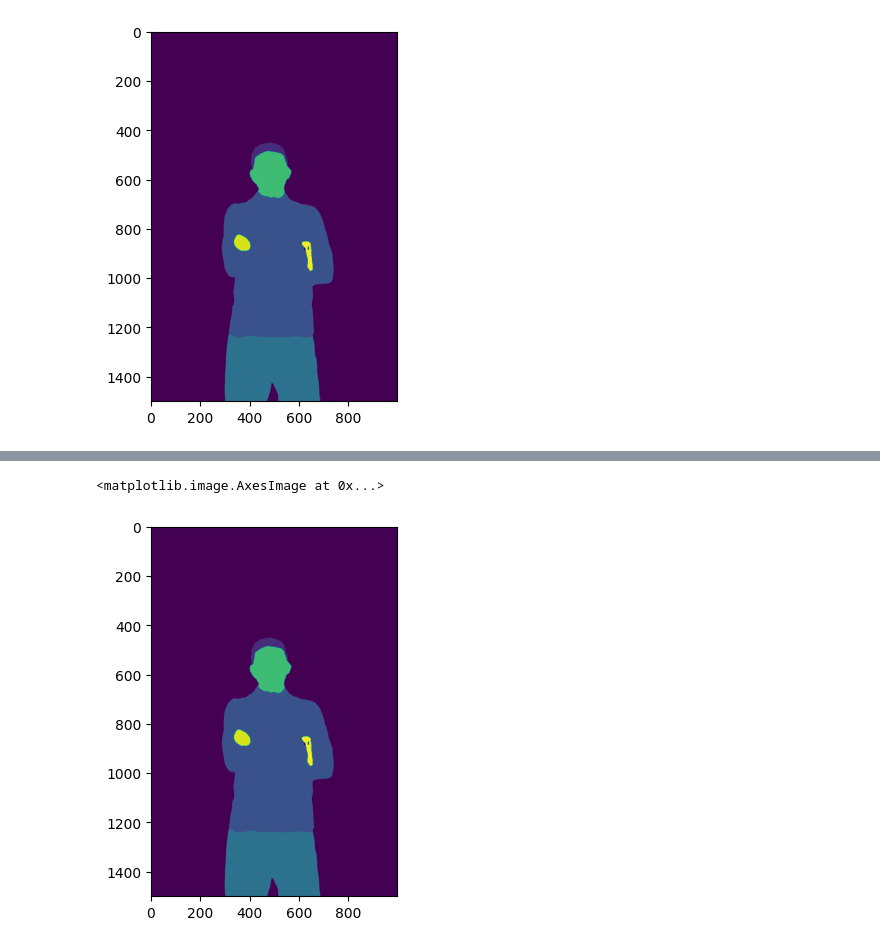
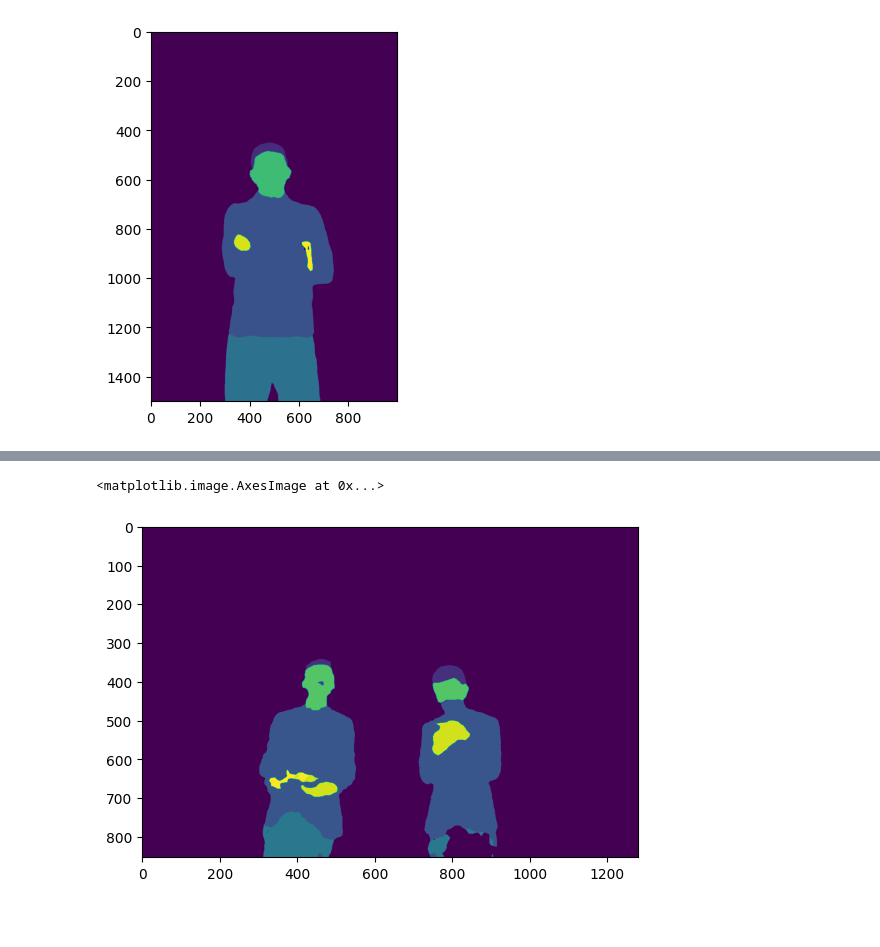
Before and after one commit to zhems/OutfitOracle, a Jupyter notebook: explore.ipynb, the cells around one changed output, grey strips where cells are left out. Saved outputs shown, nothing was run; the diff lists cells and outputs as text; code cells hidden in the pictures; blank space fills up the shorter version.

```diff
--- a/explore.ipynb
+++ b/explore.ipynb
@@ -1,12 +1,15 @@
 # %%
 from transformers import SegformerImageProcessor, AutoModelForSemanticSegmentation
 from PIL import Image
-import requestsßß
+import requests
 import matplotlib.pyplot as plt
 import torch.nn as nn
 
-processor = SegformerImageProcessor.from_pretrained("/Users/hellozhems/Documents/Models/mattmdjaga/segformer_b2_clothes")
-model = AutoModelForSemanticSegmentation.from_pretrained("/Users/hellozhems/Documents/Models/mattmdjaga/segformer_b2_clothes")
+# processor = SegformerImageProcessor.from_pretrained("/Users/hellozhems/Documents/Models/mattmdjaga/segformer_b2_clothes")
+# model = AutoModelForSemanticSegmentation.from_pretrained("/Users/hellozhems/Documents/Models/mattmdjaga/segformer_b2_clothes")
+
+processor = SegformerImageProcessor.from_pretrained("/home/zhemin/Documents/models/mattmdjaga/segformer_b2_clothes")
+model = AutoModelForSemanticSegmentation.from_pretrained("/home/zhemin/Documents/models/mattmdjaga/segformer_b2_clothes")
 
 url = "https://plus.unsplash.com/premium_photo-1673210886161-bfcc40f54d1f?ixlib=rb-4.0.3&ixid=MnwxMjA3fDB8MHxzZWFyY2h8MXx8cGVyc29uJTIwc3RhbmRpbmd8ZW58MHx8MHx8&w=1000&q=80"
 
@@ -51,30 +34,19 @@ tensor([[[[ 7.4537,  7.4537,  7.4537,  ...,  8.5308,  8.5308,  8.5308],
 # %%
-from transformers import SegformerImageProcessor, AutoModelForSemanticSegmentation
-from PIL import Image
-import requests
-import matplotlib.pyplot as plt
-import torch.nn as nn
-
-processor = SegformerImageProcessor.from_pretrained("/Users/hellozhems/Documents/Models/mattmdjaga/segformer_b2_clothes")
-model = AutoModelForSemanticSegmentation.from_pretrained("/Users/hellozhems/Documents/Models/mattmdjaga/segformer_b2_clothes")
-
-url = "https://plus.unsplash.com/premium_photo-1673210886161-bfcc40f54d1f?ixlib=rb-4.0.3&ixid=MnwxMjA3fDB8MHxzZWFyY2h8MXx8cGVyc29uJTIwc3RhbmRpbmd8ZW58MHx8MHx8&w=1000&q=80"
-
-image = Image.open(requests.get(url, stream=True).raw)
+image = Image.open('images/4.jpg')
 inputs = processor(images=image, return_tensors="pt")
 
 outputs = model(**inputs)
 logits = outputs.logits.cpu()
 
 upsampled_logits = nn.functional.interpolate(
     logits,
     size=image.size[::-1],
     mode="bilinear",
     align_corners=False,
 )
 
 pred_seg = upsampled_logits.argmax(dim=1)[0]
 plt.imshow(pred_seg)
 # %% [output]
 <matplotlib.image.AxesImage at 0x...>
-[figure, old version]
+[figure, new version]
```
Also changed, not shown: parts of 5 cells of this notebook, 1 other file.
